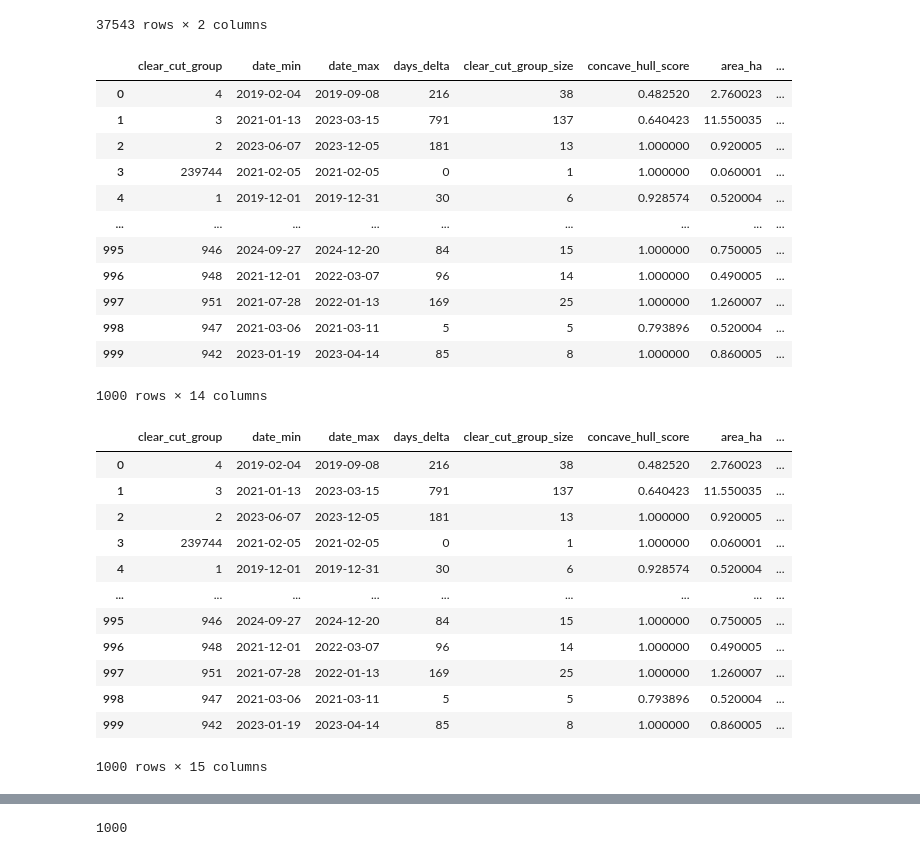
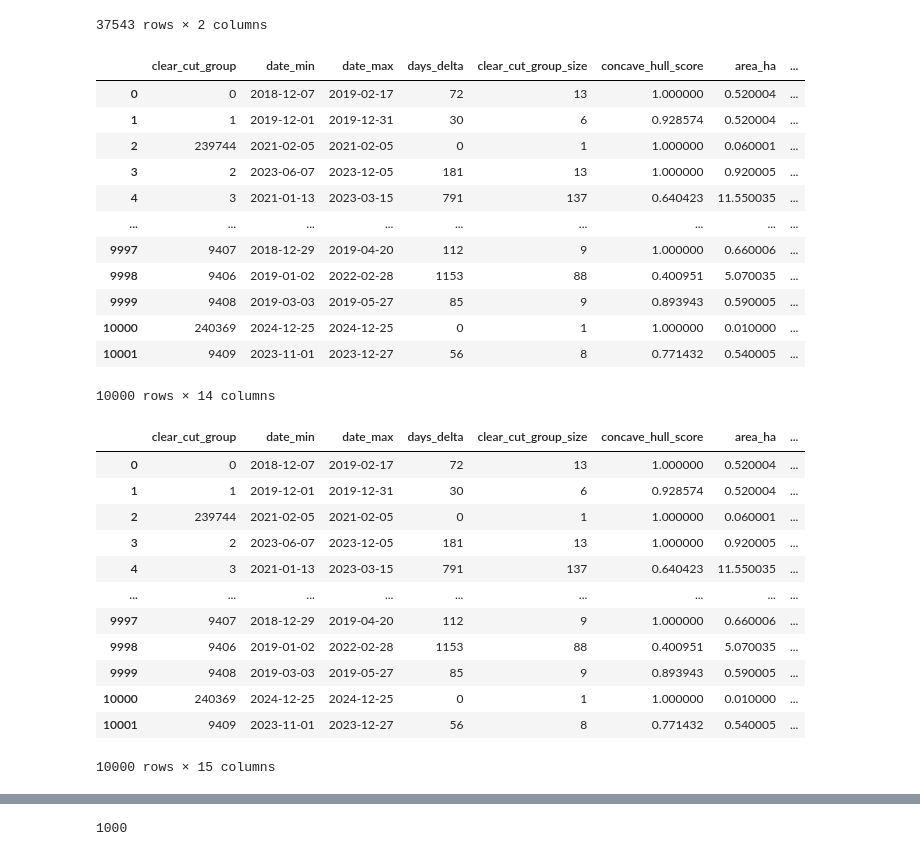
Before and after one commit to dataforgoodfr/13_brigade_coupes_rases, a Jupyter notebook: data_pipeline/bootstrap/notebooks/seed_database.ipynb, the cells around one changed output, grey strips where cells are left out. Cells and saved outputs as stored; diff of their text form; code cells hidden in the pictures.

Commit message:
Seed the database with 10k records

```diff
--- a/data_pipeline/bootstrap/notebooks/seed_database.ipynb
+++ b/data_pipeline/bootstrap/notebooks/seed_database.ipynb
@@ -128,7 +110,7 @@ pd.read_sql("SELECT * FROM ecological_zonings LIMIT 10", con=engine)
 ## Seed the `clear_cuts_reports` table
 # %%
 # Load our Sufosat enriched dataframe
-sufosat = gpd.read_file(DATA_DIR / "sufosat/sufosat_clusters_enrichedxxxx.fgb")
+sufosat = gpd.read_file(DATA_DIR / "sufosat/sufosat_clusters_enriched.fgb", rows=10000)
 sufosat
 # %% [output]
 |  | clear_cut_group | date_min | date_max | days_delta | clear_cut_group_size | concave_hull_score | area_ha | ... |
@@ -170,23 +152,34 @@ city_ids
 sufosat["city_insee_code"] = sufosat["cities"].apply(ast.literal_eval).str[0]
 # %%
 # Add the city_id column to our sufosat clear-cuts
+length_before_merge = len(sufosat)
 sufosat = sufosat.merge(city_ids, on="city_insee_code", how="left")
-assert sufosat["city_id"].isna().sum() == 0
+
+# TODO: I noticed some insee_codes are associated with multiple city names. For example:
+
+#   id	    zip_code    name	        department_id
+# 0	13884	34246	    Entre-Vignes	1
+# 1	13885	34246	    Saint-Christol	1
+
+# Therefore we have to select a city_id randomly because the join causes duplicated records otherwise
+sufosat = sufosat.drop_duplicates("clear_cut_group")
+
+assert sufosat["city_id"].isna().sum() == 0 and len(sufosat) == length_before_merge
 sufosat
 # %% [output]
 |  | clear_cut_group | date_min | date_max | days_delta | clear_cut_group_size | concave_hull_score | area_ha | ... |
-| 0 | 4 | 2019-02-04 | 2019-09-08 | 216 | 38 | 0.482520 | 2.760023 | ... |
-| 1 | 3 | 2021-01-13 | 2023-03-15 | 791 | 137 | 0.640423 | 11.550035 | ... |
-| 2 | 2 | 2023-06-07 | 2023-12-05 | 181 | 13 | 1.000000 | 0.920005 | ... |
-| 3 | 239744 | 2021-02-05 | 2021-02-05 | 0 | 1 | 1.000000 | 0.060001 | ... |
-| 4 | 1 | 2019-12-01 | 2019-12-31 | 30 | 6 | 0.928574 | 0.520004 | ... |
+| 0 | 0 | 2018-12-07 | 2019-02-17 | 72 | 13 | 1.000000 | 0.520004 | ... |
+| 1 | 1 | 2019-12-01 | 2019-12-31 | 30 | 6 | 0.928574 | 0.520004 | ... |
+| 2 | 239744 | 2021-02-05 | 2021-02-05 | 0 | 1 | 1.000000 | 0.060001 | ... |
+| 3 | 2 | 2023-06-07 | 2023-12-05 | 181 | 13 | 1.000000 | 0.920005 | ... |
+| 4 | 3 | 2021-01-13 | 2023-03-15 | 791 | 137 | 0.640423 | 11.550035 | ... |
 | ... | ... | ... | ... | ... | ... | ... | ... | ... |
-| 995 | 946 | 2024-09-27 | 2024-12-20 | 84 | 15 | 1.000000 | 0.750005 | ... |
-| 996 | 948 | 2021-12-01 | 2022-03-07 | 96 | 14 | 1.000000 | 0.490005 | ... |
-| 997 | 951 | 2021-07-28 | 2022-01-13 | 169 | 25 | 1.000000 | 1.260007 | ... |
-| 998 | 947 | 2021-03-06 | 2021-03-11 | 5 | 5 | 0.793896 | 0.520004 | ... |
-| 999 | 942 | 2023-01-19 | 2023-04-14 | 85 | 8 | 1.000000 | 0.860005 | ... |
+| 9997 | 9407 | 2018-12-29 | 2019-04-20 | 112 | 9 | 1.000000 | 0.660006 | ... |
+| 9998 | 9406 | 2019-01-02 | 2022-02-28 | 1153 | 88 | 0.400951 | 5.070035 | ... |
+| 9999 | 9408 | 2019-03-03 | 2019-05-27 | 85 | 9 | 0.893943 | 0.590005 | ... |
+| 10000 | 240369 | 2024-12-25 | 2024-12-25 | 0 | 1 | 1.000000 | 0.010000 | ... |
+| 10001 | 9409 | 2023-11-01 | 2023-12-27 | 56 | 8 | 0.771432 | 0.540005 | ... |
-1000 rows × 14 columns
+10000 rows × 14 columns
 # %%
 # Add the "slope_area_ratio_percentage" field
 # TODO: This field is a bit confusion, maybe we could use slope_area_ha instead
@@ -194,18 +187,18 @@ sufosat["slope_area_ratio_percentage"] = sufosat["slope_area_ha"] / sufosat["are
 sufosat
 # %% [output]
 |  | clear_cut_group | date_min | date_max | days_delta | clear_cut_group_size | concave_hull_score | area_ha | ... |
-| 0 | 4 | 2019-02-04 | 2019-09-08 | 216 | 38 | 0.482520 | 2.760023 | ... |
-| 1 | 3 | 2021-01-13 | 2023-03-15 | 791 | 137 | 0.640423 | 11.550035 | ... |
-| 2 | 2 | 2023-06-07 | 2023-12-05 | 181 | 13 | 1.000000 | 0.920005 | ... |
-| 3 | 239744 | 2021-02-05 | 2021-02-05 | 0 | 1 | 1.000000 | 0.060001 | ... |
-| 4 | 1 | 2019-12-01 | 2019-12-31 | 30 | 6 | 0.928574 | 0.520004 | ... |
+| 0 | 0 | 2018-12-07 | 2019-02-17 | 72 | 13 | 1.000000 | 0.520004 | ... |
+| 1 | 1 | 2019-12-01 | 2019-12-31 | 30 | 6 | 0.928574 | 0.520004 | ... |
+| 2 | 239744 | 2021-02-05 | 2021-02-05 | 0 | 1 | 1.000000 | 0.060001 | ... |
+| 3 | 2 | 2023-06-07 | 2023-12-05 | 181 | 13 | 1.000000 | 0.920005 | ... |
+| 4 | 3 | 2021-01-13 | 2023-03-15 | 791 | 137 | 0.640423 | 11.550035 | ... |
 | ... | ... | ... | ... | ... | ... | ... | ... | ... |
-| 995 | 946 | 2024-09-27 | 2024-12-20 | 84 | 15 | 1.000000 | 0.750005 | ... |
-| 996 | 948 | 2021-12-01 | 2022-03-07 | 96 | 14 | 1.000000 | 0.490005 | ... |
-| 997 | 951 | 2021-07-28 | 2022-01-13 | 169 | 25 | 1.000000 | 1.260007 | ... |
-| 998 | 947 | 2021-03-06 | 2021-03-11 | 5 | 5 | 0.793896 | 0.520004 | ... |
-| 999 | 942 | 2023-01-19 | 2023-04-14 | 85 | 8 | 1.000000 | 0.860005 | ... |
+| 9997 | 9407 | 2018-12-29 | 2019-04-20 | 112 | 9 | 1.000000 | 0.660006 | ... |
+| 9998 | 9406 | 2019-01-02 | 2022-02-28 | 1153 | 88 | 0.400951 | 5.070035 | ... |
+| 9999 | 9408 | 2019-03-03 | 2019-05-27 | 85 | 9 | 0.893943 | 0.590005 | ... |
+| 10000 | 240369 | 2024-12-25 | 2024-12-25 | 0 | 1 | 1.000000 | 0.010000 | ... |
+| 10001 | 9409 | 2023-11-01 | 2023-12-27 | 56 | 8 | 0.771432 | 0.540005 | ... |
-1000 rows × 15 columns
+10000 rows × 15 columns
 # %%
 # TODO: We also need the created_at, updated_at, and status fields, maybe these could be auto-generated by the database?
 sufosat["created_at"] = pd.Timestamp.utcnow()
```
Also changed, not shown: parts of 15 cells of this notebook.
